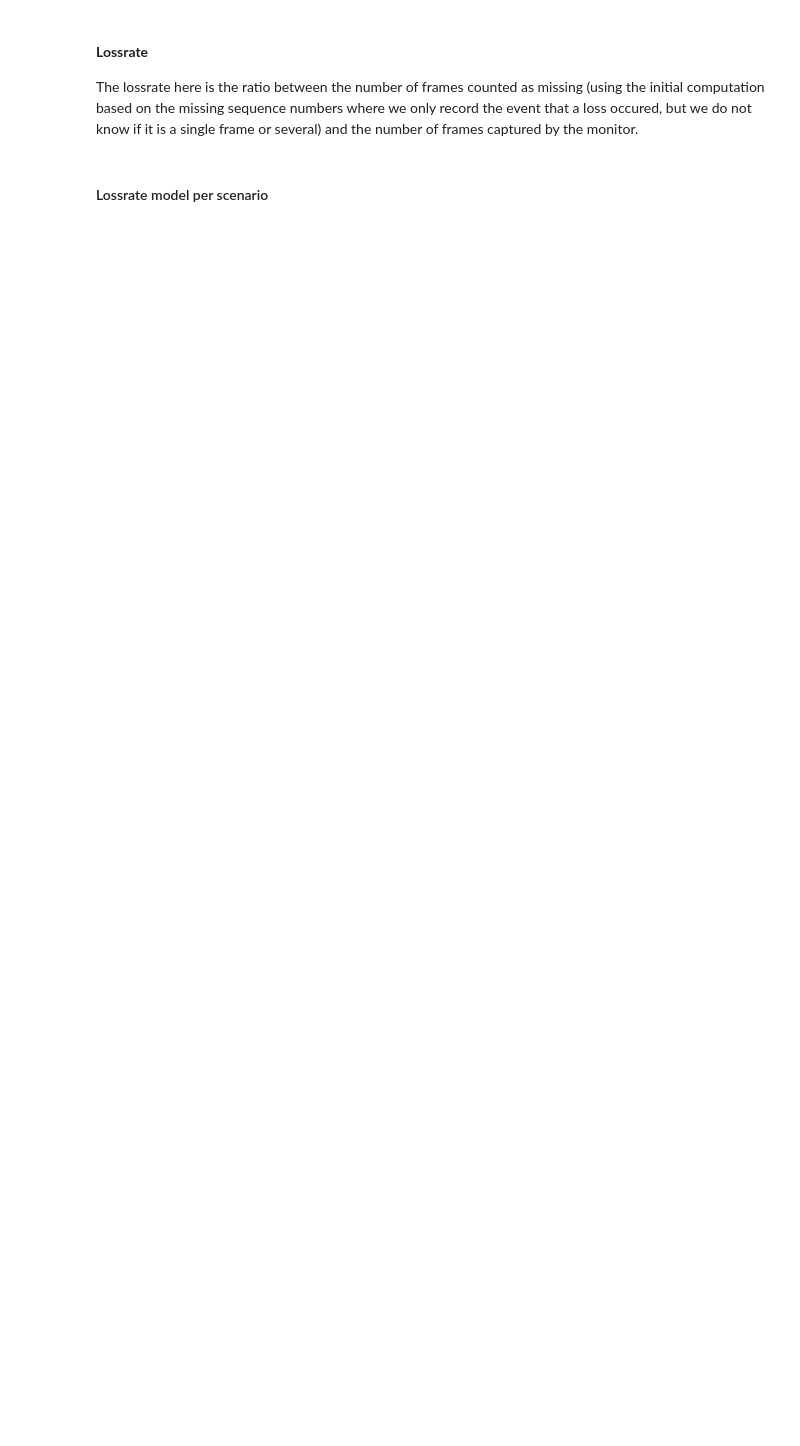
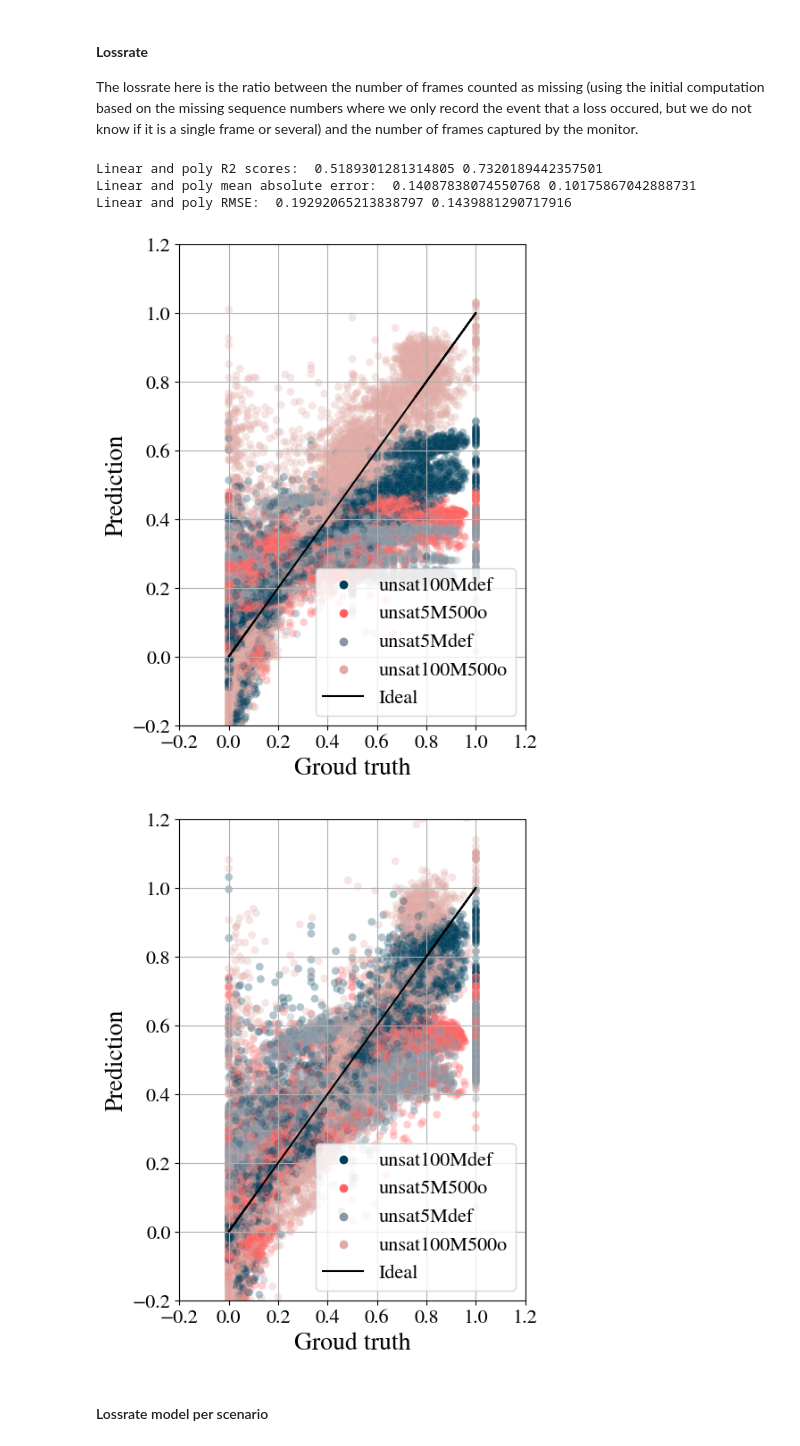
Before and after one commit to TinyTitou/wifi-ml-complete, a Jupyter notebook: complete_model.ipynb, the cells around one changed output. Saved outputs shown, nothing was run; the diff lists cells and outputs as text; code cells hidden in the pictures; blank space fills up the shorter version.

```diff
--- a/complete_model.ipynb
+++ b/complete_model.ipynb
@@ -596,22 +628,44 @@ The lossrate here is the ratio between the number of frames counted as missing (
 # %%
 from sklearn.model_selection import StratifiedShuffleSplit
 
 features = ['nbpkt_monitor', 'mcs', 'datarate', 'throughput_monitor', 'rssi', 'nbpkt_ack']
 
-# X = data_cleaned.drop(['time', 'retry', 'retry_ack', 'retry_monitor', 'Scenario', 'LoS', 'antenna', 'mcs', 'nss', 'bw', 'throughput_monitor', 'pktlost_seq_initial'], axis=1, errors='ignore')
-X = data_cleaned[features]
-y = data_cleaned['lossrate_monitor'].copy()
+#X = data_cleaned.drop(['time', 'retry', 'retry_ack', 'retry_monitor', 'Scenario', 'LoS', 'antenna', 'mcs', 'nss', 'bw', 'throughput_monitor', 'pktlost_seq_initial'], axis=1, errors='ignore')
+#X = data_cleaned[features]
+#y = data_cleaned['lossrate_monitor'].copy()
+
+#split = StratifiedShuffleSplit(n_splits=1, test_size=0.2, random_state=42)
+#bins = np.linspace(0, len(data_cleaned) , 20)
+#y_binned = np.digitize(y, bins)
+#for train_index, test_index in split.split(data_cleaned, y_binned):
+#    hue_markers = data_cleaned['Scenario'].loc[test_index]
+#    X_train = X.loc[train_index]
+#    X_test = X.loc[test_index]
+#    y_train = y.loc[train_index]
+#    y_test = y.loc[test_index]
+#linear_model_all, poly_model_all, sorted_coef_linear_all, sorted_coef_poly_all, y_test_all, y_predict_poly_all =  plot_model(X_train, y_train, X_test, y_test, Ridge, [1])
+
+
+#X = data_cleaned_unsat.drop(['time', 'retry', 'retry_ack', 'retry_monitor', 'Scenario', 'LoS', 'antenna', 'mcs', 'nss', 'bw', 'throughput_monitor', 'pktlost_seq_initial'], axis=1, errors='ignore')
+X = data_cleaned_unsat[features]
+y = data_cleaned_unsat['lossrate_monitor'].copy()
 
 split = StratifiedShuffleSplit(n_splits=1, test_size=0.2, random_state=42)
 bins = np.linspace(0, len(data_cleaned) , 20)
 y_binned = np.digitize(y, bins)
-for train_index, test_index in split.split(data_cleaned, y_binned):
-    hue_markers = data_cleaned['Scenario'].loc[test_index]
+for train_index, test_index in split.split(data_cleaned_unsat, y_binned):
+    hue_markers = data_cleaned_unsat['Scenario'].loc[test_index]
     X_train = X.loc[train_index]
     X_test = X.loc[test_index]
     y_train = y.loc[train_index]
     y_test = y.loc[test_index]
 linear_model_all, poly_model_all, sorted_coef_linear_all, sorted_coef_poly_all, y_test_all, y_predict_poly_all =  plot_model(X_train, y_train, X_test, y_test, Ridge, [1])
+# %% [output]
+Linear and poly R2 scores:  0.5189301281314805 0.7320189442357501
+Linear and poly mean absolute error:  0.14087838074550768 0.10175867042888731
+Linear and poly RMSE:  0.19292065213838797 0.1439881290717916
+[figure, added]
+[figure, added]
 # %% [markdown]
 <h4>Lossrate model per scenario</h4>
 # %%
```
Also changed, not shown: parts of 5 cells of this notebook.
